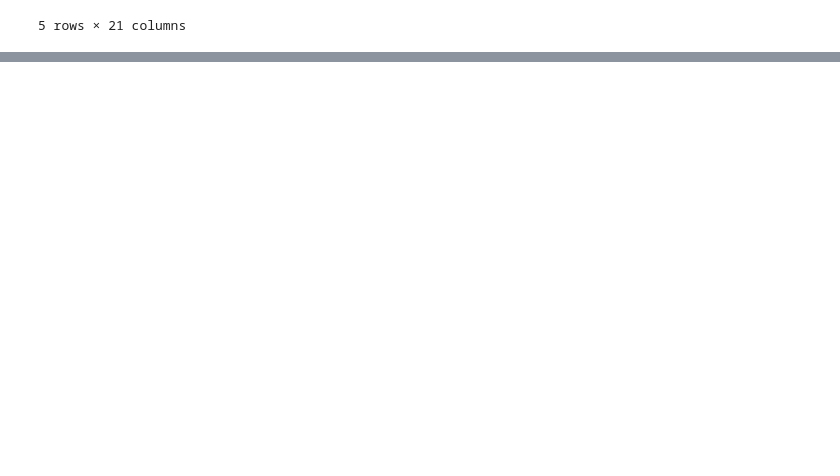
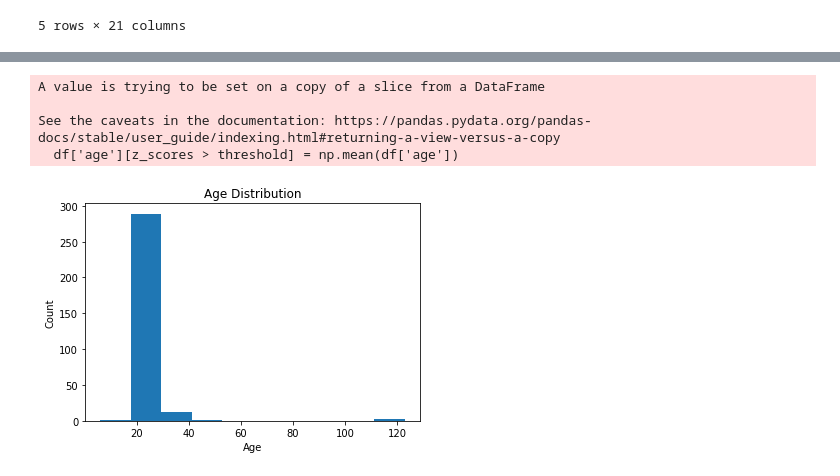
Before and after one commit to pshreyasv100/dmt-assignment-1, a Jupyter notebook: A1_collab.ipynb, the cells around one changed output, grey strips where cells are left out. Cells and saved outputs as stored; diff of their text form; code cells hidden in the pictures; blank space fills up the shorter version.

Commit message:
Cleaned the age column
Outliers have been removed, and 0 values have been replaced with the mean age.

```diff
--- a/A1_collab.ipynb
+++ b/A1_collab.ipynb
@@ -634,0 +657,32 @@ df.head()
+# %%
+# Clean the student gamble outliers, and replace with the mean
+# calculate the z-scores for the 'students_in_the_room_gamble' column
+z_scores = np.abs((df['age'] - np.mean(df['age'])) / np.std(df['age']))
+
+# define a threshold for identifying outliers (z-score > 3 for example)
+threshold = 3
+
+# identify the outliers and replace with the mean value
+df['age'][z_scores > threshold] = np.mean(df['age'])
+# %% [output]
+A value is trying to be set on a copy of a slice from a DataFrame
+
+See the caveats in the documentation: https://pandas.pydata.org/pandas-docs/stable/user_guide/indexing.html#returning-a-view-versus-a-copy
+  df['age'][z_scores > threshold] = np.mean(df['age'])
+# %%
+# replace 0 values in the age column with the mean age
+mean_age = df['age'].mean()
+df['age'] = df['age'].replace(0, int(mean_age))
+# %%
+# plot a histogram of the age column
+plt.hist(df['age'])
+
+# add labels to the plot
+plt.title('Age Distribution')
+plt.xlabel('Age')
+plt.ylabel('Count')
+
+# show the plot
+plt.show()
+# %% [output]
+[figure, added]
```
Also changed, not shown: parts of 11 cells of this notebook, 1 other file.
